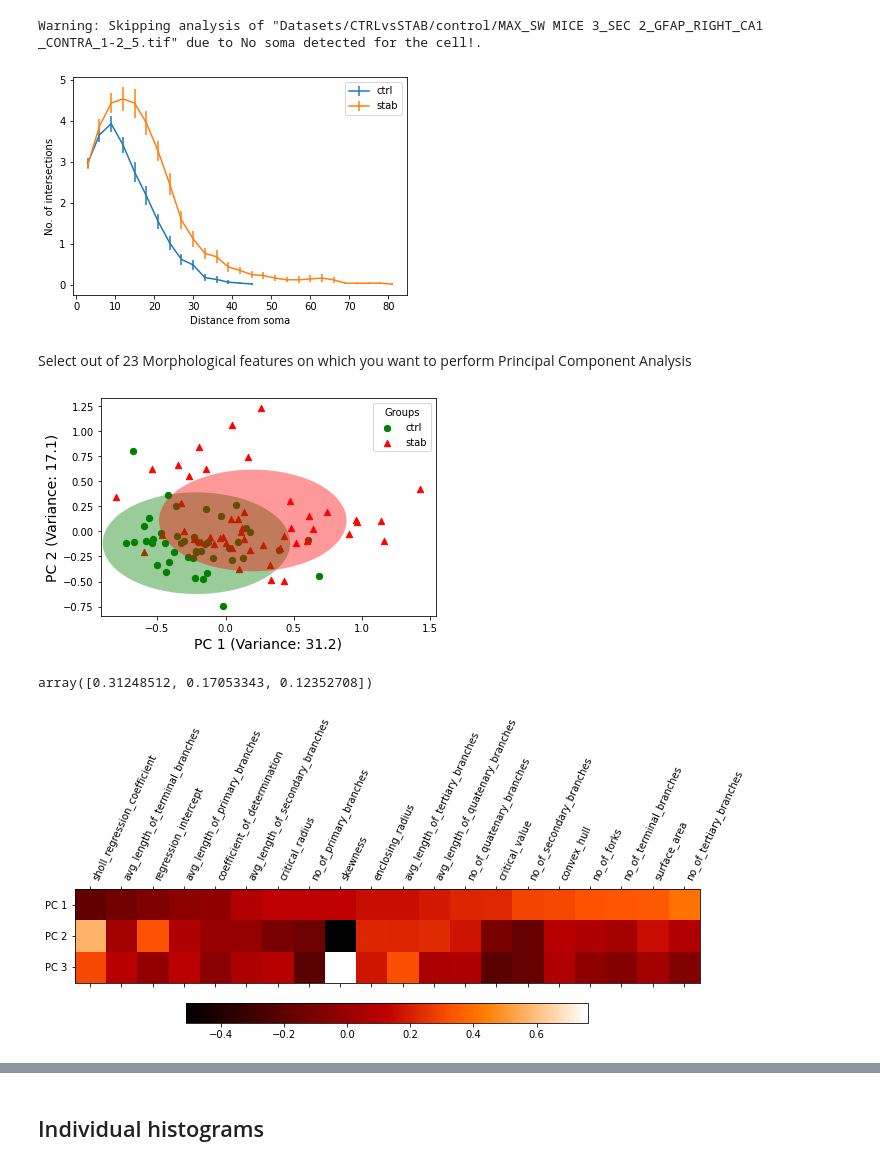
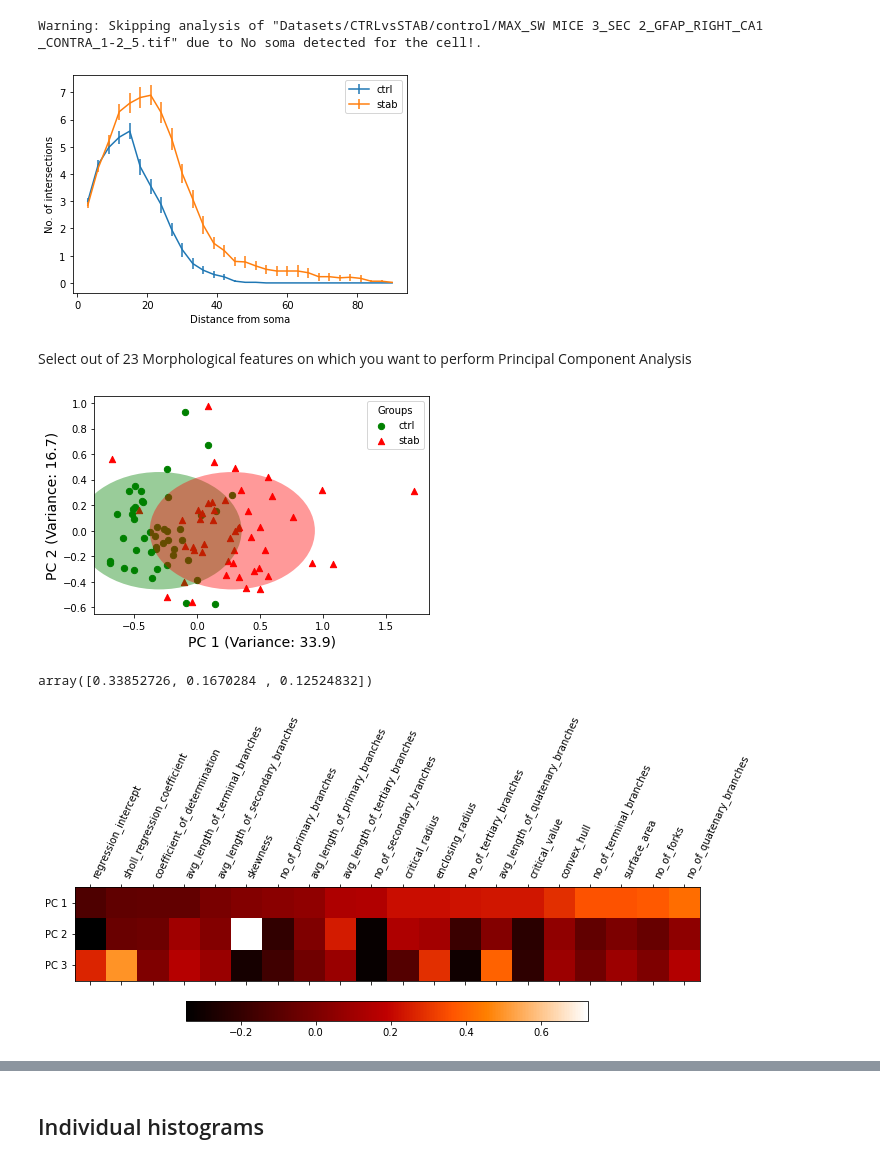
Before and after one commit to swanandlab/SMorph, a Jupyter notebook: group_analysis.ipynb, the cells around one changed output, grey strips where cells are left out. Drawn from its saved outputs; the diff is of its cells as text; code cells hidden in the pictures.

Commit message:
- Extend cell segmentation options for analysis - Change sholl results output to csv file - Return cluster distribution in get_clusters method

```diff
--- a/group_analysis.ipynb
+++ b/group_analysis.ipynb
@@ -41,3 +41,7 @@ labels = {0: 'ctrl', 1: 'stab'}
 
 # marker for each group to be used in PCA plot
 markers = {0: 'o', 1: '^'}
+
+contrast_ptiles = (2, 98)
+threshold_method = sm.util.THRESHOLD_METHODS[6]
+threshold_method
@@ -47,14 +53,18 @@ markers = {0: 'o', 1: '^'}
 # input the path to individual group folders (place them in SMorph)
 groups_folders = ['Datasets/CTRLvsSTAB/control', 'Datasets/CTRLvsSTAB/stab']
 # %%
-groups = sm.Groups(groups_folders, 'confocal', 'manual', labels,
-                  shell_step_size=3, polynomial_degree=3, save_features=False)
+groups = sm.Groups(groups_folders, image_type='confocal',
+                   groups_crop_tech='manual', labels=labels,
+                   contrast_ptiles=contrast_ptiles,
+                   threshold_method=threshold_method,
+                   shell_step_size=3, polynomial_degree=3,
+                   save_features=True, show_logs=False)
 # %% [output]
 Warning: Skipping analysis of "Datasets/CTRLvsSTAB/control/MAX_SW MICE 3_SEC 2_GFAP_RIGHT_CA1 _CONTRA_1-2_5.tif" due to No soma detected for the cell!.
 # %%
-groups.plot_avg_sholl_plot(False)
+groups.plot_avg_sholl_plot(True)
 # %% [output]
-[figure, old version]
+[figure, new version]
 # %% [markdown]
 Select out of 23 Morphological features on which you want to perform Principal Component Analysis
 # %%
@@ -65,14 +75,15 @@ pca_features.remove('avg_process_thickness')
 pca_features.remove('total_length')
 pca_features.remove('ramification_index')
 # %%
-groups.pca(n_PC=3, color_dict=color_dict, markers=markers, save_results=True, on_features=pca_features)
+groups.pca(n_PC=3, color_dict=color_dict, markers=markers,
+           save_results=True, on_features=pca_features)
 # %% [output]
-[figure, old version]
+[figure, new version]
-array([0.31248512, 0.17053343, 0.12352708])
+array([0.33852726, 0.1670284 , 0.12524832])
 # %%
 groups.plot_feature_significance_heatmap()
 # %% [output]
-[figure, old version]
+[figure, new version]
 # %%
 groups.plot_feature_significance_vectors()
 # %% [output]
```
Also changed, not shown: parts of 5 cells of this notebook, 7 other files.
